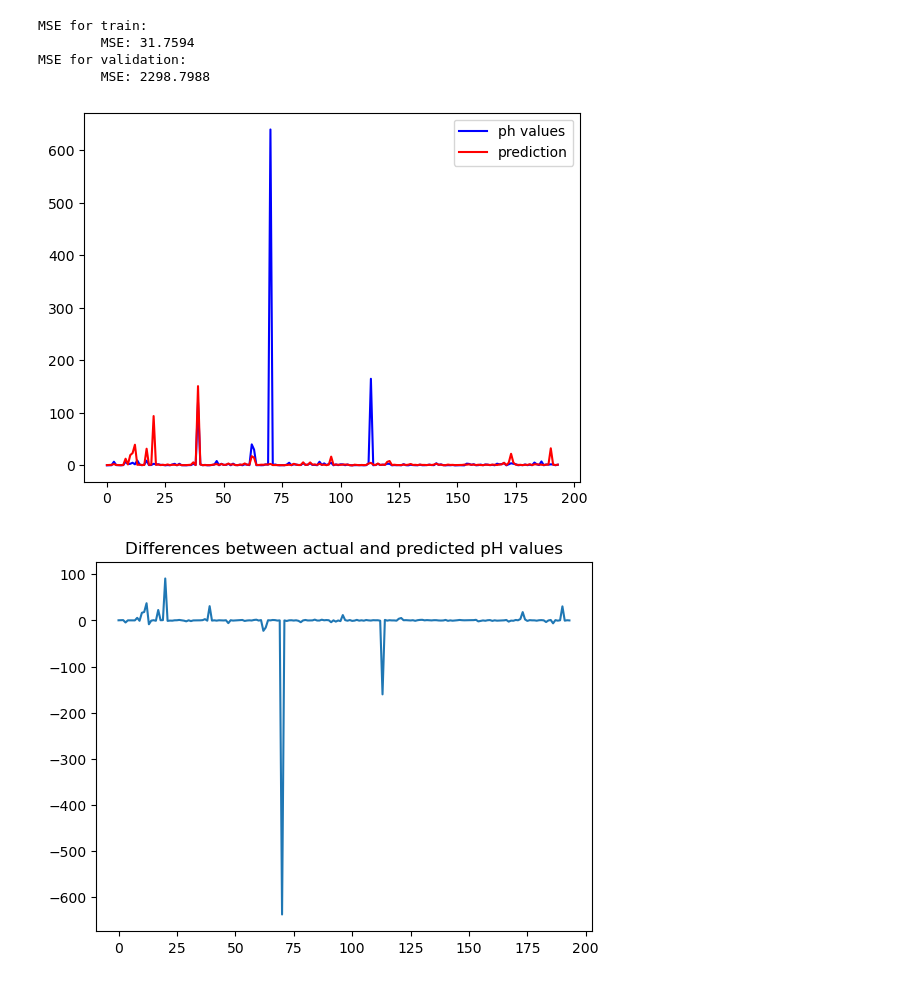
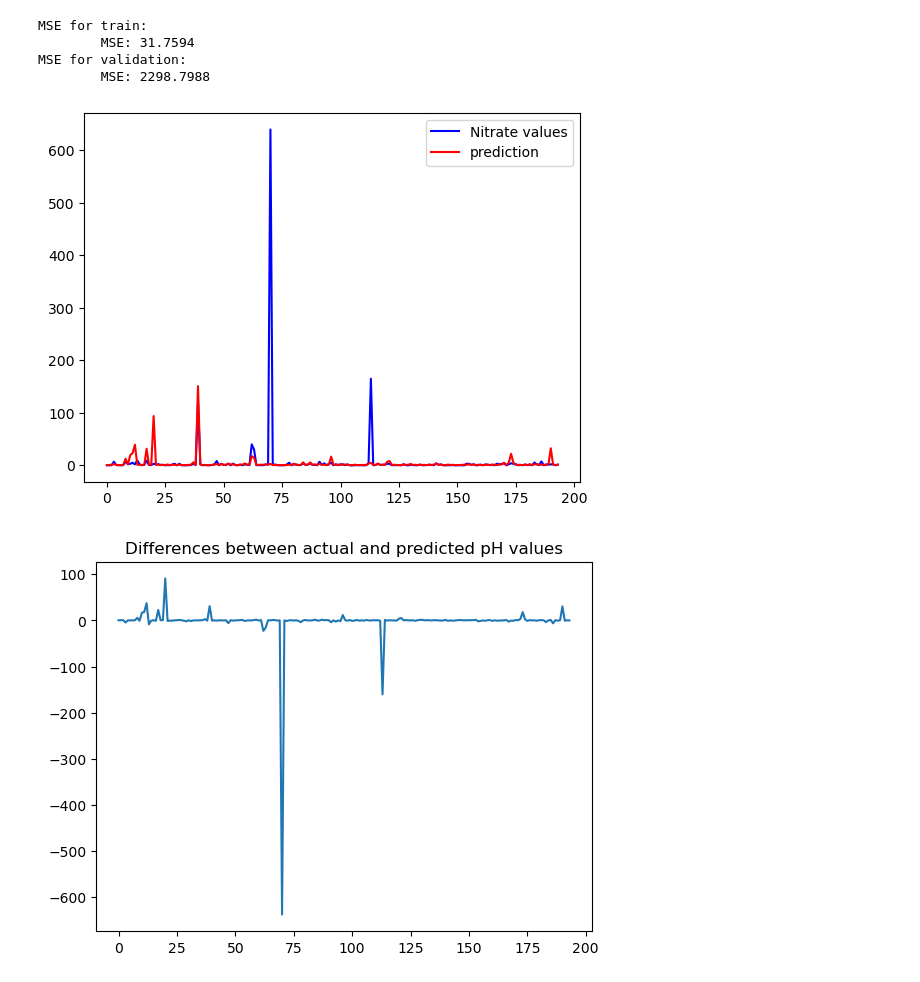
Before and after one commit to usmanadaudu/water_potability_prediction_web_app, a Jupyter notebook: notebooks/Water_potability_model5.ipynb, the cells around one changed output. Cells and saved outputs as stored; diff of their text form; code cells hidden in the pictures.

```diff
--- a/notebooks/Water_potability_model5.ipynb
+++ b/notebooks/Water_potability_model5.ipynb
@@ -1482,11 +1479,11 @@ MSE for train:
 MSE for validation:
         MSE: 2298.7988
 # %%
-y_pred_pH = xgb_nitr_model.predict(X_val)
+y_pred_nitr = xgb_nitr_model.predict(X_val)
 # %%
-plt.plot(range(len(y_val)),y_val,'b',label='ph values')
-plt.plot(range(len(y_pred_pH)),y_pred_pH,'r',label='prediction')
+plt.plot(range(len(y_val)),y_val,'b',label='Nitrate values')
+plt.plot(range(len(y_pred_nitr)),y_pred_nitr,'r',label='prediction')
 plt.legend(loc='best');
 # %% [output]
-[figure, old version]
+[figure, new version]
 # %%
```
Also changed, not shown: parts of 172 cells of this notebook.
